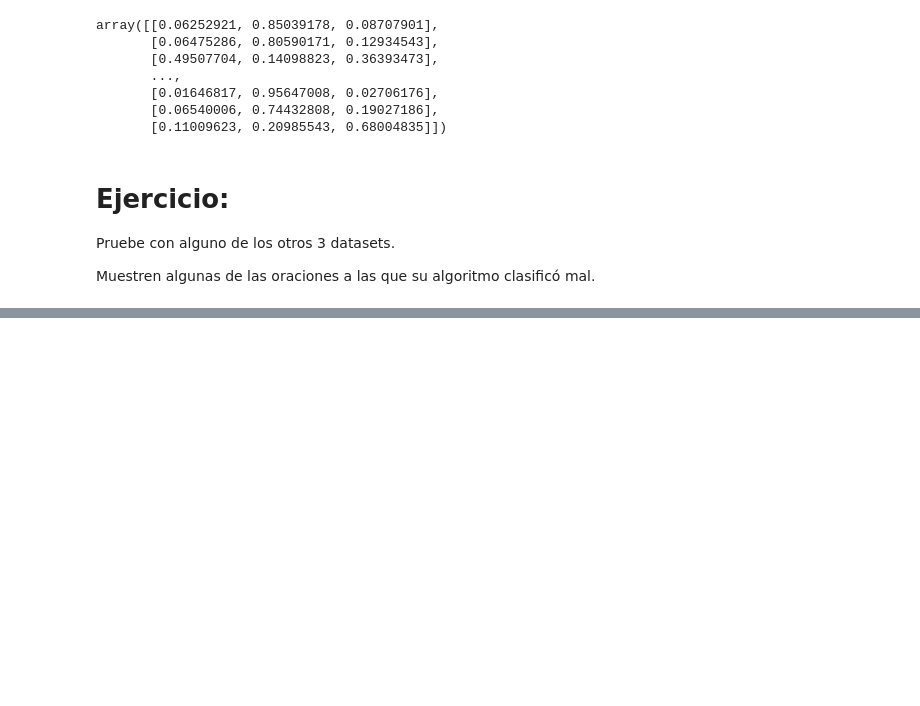
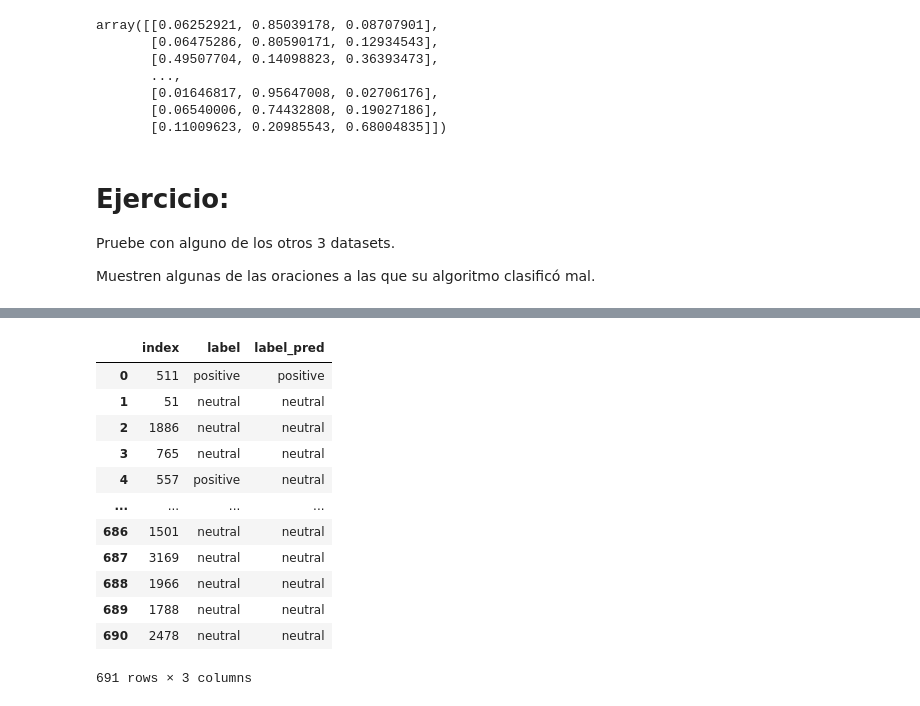
Before and after one commit to josegallardo-da/Aplicaciones-Financieras, a Jupyter notebook: Semana10/1_Intro_NLP.ipynb, the cells around one changed output, grey strips where cells are left out. Drawn from its saved outputs; the diff is of its cells as text; code cells hidden in the pictures; blank space fills up the shorter version.

```diff
--- a/Semana10/1_Intro_NLP.ipynb
+++ b/Semana10/1_Intro_NLP.ipynb
@@ -540,0 +614,17 @@ Muestren algunas de las oraciones a las que su algoritmo clasificó mal.
+# %%
+
+side_to_side.reset_index()
+# %% [output]
+|  | index | label | label_pred |
+| 0 | 511 | positive | positive |
+| 1 | 51 | neutral | neutral |
+| 2 | 1886 | neutral | neutral |
+| 3 | 765 | neutral | neutral |
+| 4 | 557 | positive | neutral |
+| ... | ... | ... | ... |
+| 686 | 1501 | neutral | neutral |
+| 687 | 3169 | neutral | neutral |
+| 688 | 1966 | neutral | neutral |
+| 689 | 1788 | neutral | neutral |
+| 690 | 2478 | neutral | neutral |
+691 rows × 3 columns
```
Also changed, not shown: parts of 6 cells of this notebook.
